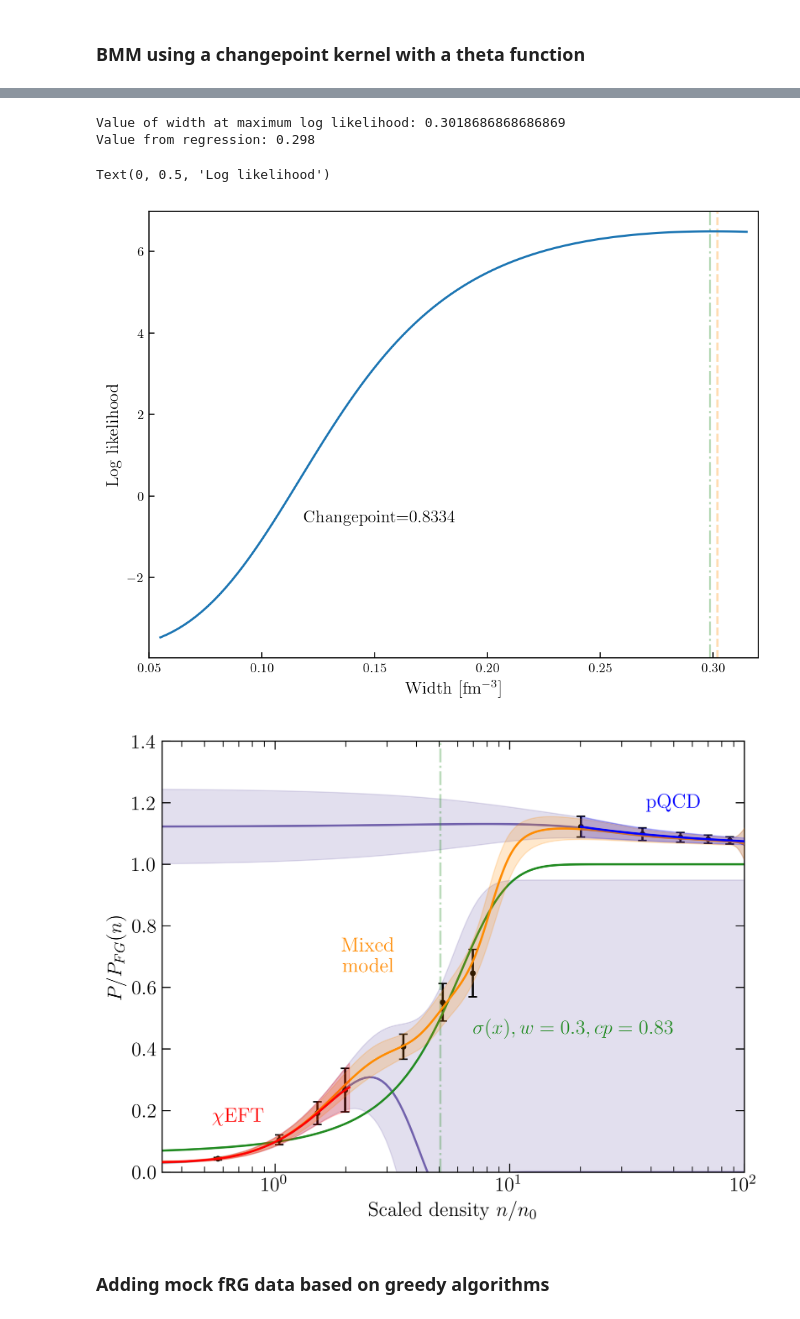
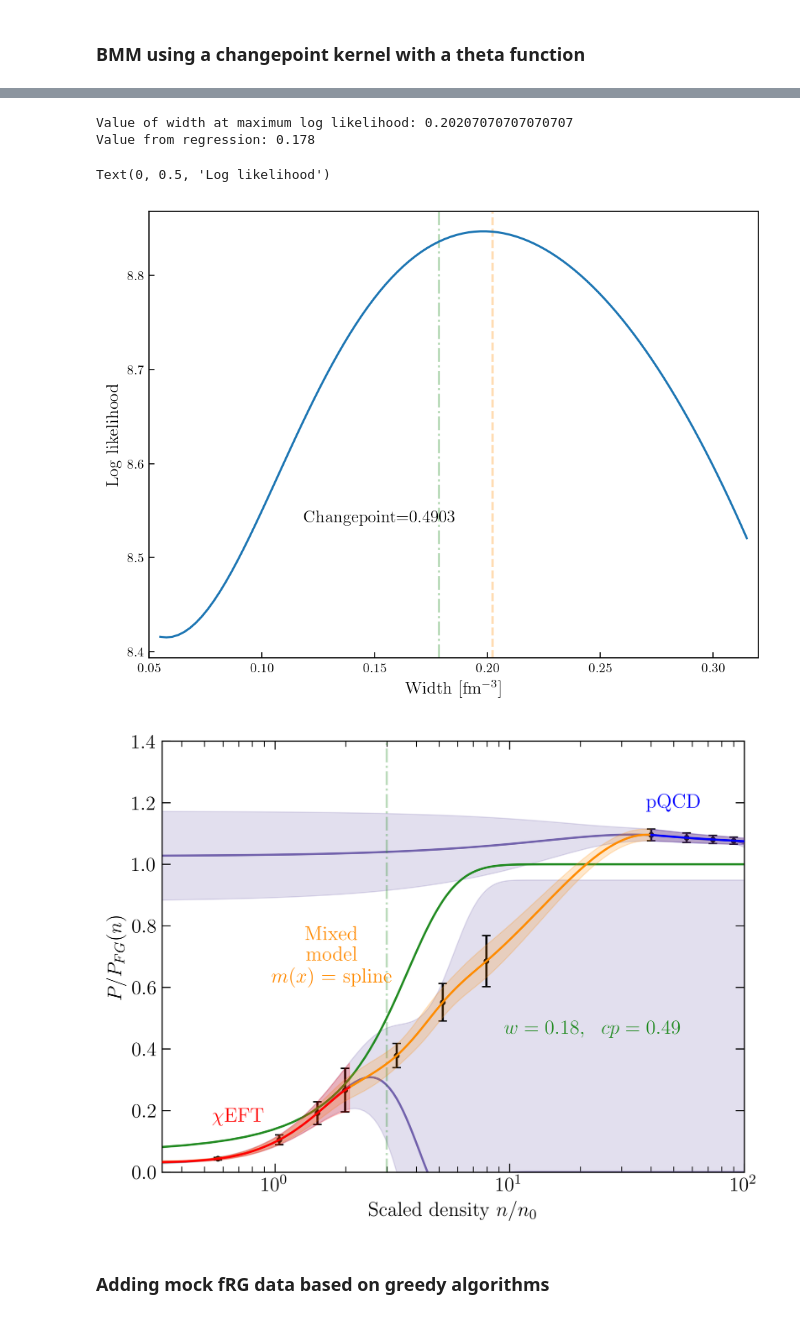
Before and after one commit to asemposki/neutron-rich-bmm, a Jupyter notebook: notebooks/NSM_Changepoint.ipynb, the cells around one changed output, grey strips where cells are left out. Cells and saved outputs as stored; diff of their text form; code cells hidden in the pictures.

```diff
--- a/notebooks/NSM_Changepoint.ipynb
+++ b/notebooks/NSM_Changepoint.ipynb
@@ -12,4 +16,9 @@ new_pts = []
 ---
 # %%
 # define if using mean function or not
-mean_function = False
+mean_function = True
+
+if mean_function is False:
+    type_mean = '0'
+else:
+    type_mean = 'spline'
@@ -22,7 +36,7 @@ print(number)
 3
 # %%
 # cutoff parameter moves up here for clarity
-cutoff = 20
+cutoff = 40
 # %% [markdown]
 ---
 # %%
@@ -275,5 +190,15 @@ Std dev:
 # %%
 errorbar_kwargs_2 = dict(
+    capsize=3,
+    ecolor="k",
+    ls="none",
+    marker="*",
+    markerfacecolor="k",
+    markeredgecolor="k",
+    markersize=8,
+)
+
+errorbar_kwargs_frg = dict(
     capsize=3,
     ecolor="k",
     ls="none",
@@ -431,8 +359,12 @@ print('% error at 2n0: ', round((std_band - gp_band)/std_band*100, 2))
 % error at 2n0:  3.75
 # %%
 # now we're going to attempt to fit pQCD
-k_pqcd = (C(constant_value=1.0, constant_value_bounds='fixed') \
-          * RBF(length_scale=6.5, length_scale_bounds='fixed'))  # 6.5 for 20n0; 10.0 for 40n0
+if cutoff == 20:
+    k_pqcd = (C(constant_value=1.0, constant_value_bounds='fixed') \
+              * RBF(length_scale=6.5, length_scale_bounds='fixed'))
+elif cutoff == 40:
+    k_pqcd = (C(constant_value=1.0, constant_value_bounds='fixed') \
+              * RBF(length_scale=10.0, length_scale_bounds='fixed'))
 
 # chiral EFT
 gp2 = GaussianProcessRegressor2dNoise(
@@ -620,10 +547,10 @@ plt.xlim(0.05, 0.32)
 plt.text(0., 0., 'Changepoint={}'.format(cp_final), fontsize=12, transform=ax.transAxes)
 plt.ylabel('Log likelihood', fontsize=12)
 # %% [output]
-Value of width at maximum log likelihood: 0.3018686868686869
-Value from regression: 0.298
+Value of width at maximum log likelihood: 0.20207070707070707
+Value from regression: 0.178
 Text(0, 0.5, 'Log likelihood')
-[figure, old version]
+[figure, new version]
 # %%
 # try predicting with this kernel
 X = density_test.reshape(-1,1)
@@ -652,42 +579,45 @@ ax.plot(n_pqcd/n0, p_mean_pqcd, color='blue', label=r'pQCD (N2LO)', zorder=10)
 ax.fill_between(n_pqcd/n0, p_mean_pqcd-p_stdv_pqcd, p_mean_pqcd+p_stdv_pqcd, alpha=0.2, color=color_pqcd, \
                 zorder=9)
 ax.errorbar(x=training_data_2['dens']/n0, y=training_data_2['mean'], yerr=training_data_2['std'], \
-            **errorbar_kwargs_2)
+            **errorbar_kwargs_frg)
 ax.plot(density_test/n0, pqcd_predict, color=colors[2])
 ax.fill_between(density_test/n0, pqcd_predict-pqcd_std_predict, \
                  pqcd_predict+pqcd_std_predict, color=colors[2], alpha=0.2)
 ax.plot(X[:,0]/n0, y_pred_0_scaled, color='darkorange', zorder=8)
 ax.fill_between(X[:,0]/n0, y_pred_0_scaled-y_stdv_0, \
                  y_pred_0_scaled+y_stdv_0, alpha=0.2, color='darkorange', zorder=7)
 # ax.fill_between(X[:,0]/n0, y_pred_0_scaled-1.96*y_stdv_0, \
 #                  y_pred_0_scaled+1.96*y_stdv_0, alpha=0.1, color='darkorange', zorder=7)
 
 # changepoint location
 cp_final = round(np.exp(gpcp.kernel_.theta[0]), 2)
 w_final = round(np.exp(gpcp.kernel_.theta[1]), 2)
 
 # plot this
 ax.plot(density_test/n0, (1.0 / (1.0 + np.exp(-(density_test-cp_final)/w_final))), color='forestgreen')
-ax.text(7.0, 0.45, r'$\sigma(x), w={}, cp={}$'.format(w_final, cp_final),\
+ax.text(9.5, 0.45, r'$w={},~~cp={}$'.format(w_final, cp_final),\
         color='forestgreen', fontsize=14)
 ax.axvline(x=cp_final/n0, linestyle='-.', color='forestgreen', alpha=0.3)   # plot the changepoint result
 
 # some labelling for fun times
 ax.text(0.7, 0.18, r'$\chi$EFT', va='center', ha='center', fontsize=14, color='red')
 ax.text(50.0, 1.2, r'pQCD', va='center', ha='center', fontsize=14, color='blue')
-ax.text(2.5, 0.7, r'''Mixed
-model''', va='center', ha='center', multialignment='center', fontsize=14, color='darkorange')
+ax.text(1.75, 0.7, r'''Mixed
+model
+$m(x)$ = {}'''.format(type_mean), va='center', ha='center', \
+        multialignment='center', fontsize=14, color='darkorange')
 
 # other things
 ax.set_xscale('log')
 ax.set_xlabel('Scaled density $n/n_{0}$', fontsize=14)
 ax.set_ylabel(r'$P/P_{FG}(n)$', fontsize=14)
 ax.set_xlim(0.33, 100.0)
 ax.set_ylim(0.0, 1.4)
-fig.savefig('GIF_plots_Greedy/Mean_function/Plot_with_FRG_{}_{}.png'.format(cutoff, number))
+fig.savefig('GIF_plots_Greedy/Mean_function/Plot_FRG_{}_{}_{}.png'.format(cutoff, \
+                                                                                     number, mean_function))
 plt.show()
 # %% [output]
-[figure, old version]
+[figure, new version]
 # %%
 # value of the pressure at the same point as the FRG one that is in tension
 # ind_pres = np.where([density_test[i] <= frg_dens[7] for i in range(len(density_test))])[0][-1]
```
Also changed, not shown: parts of 20 cells of this notebook, 1 other file.
